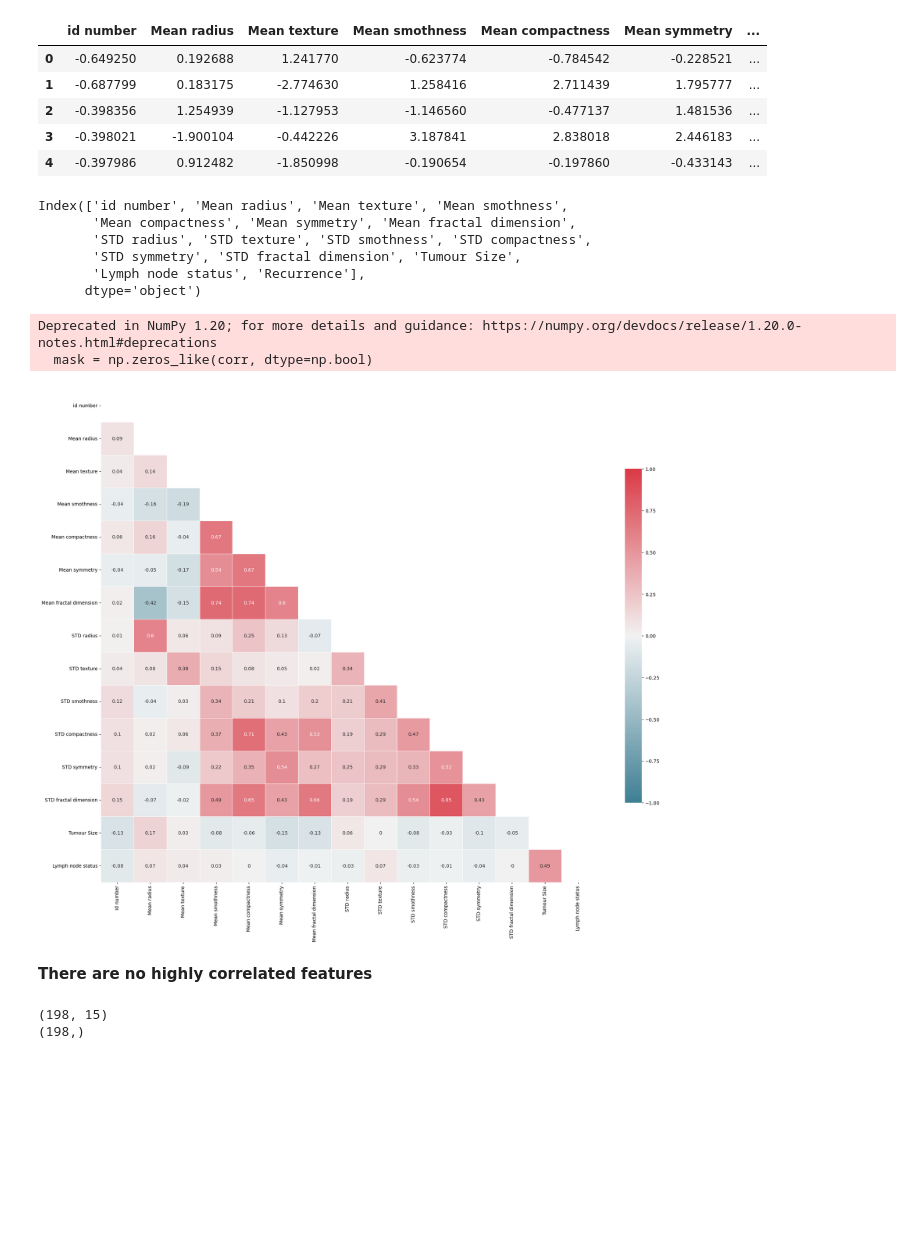
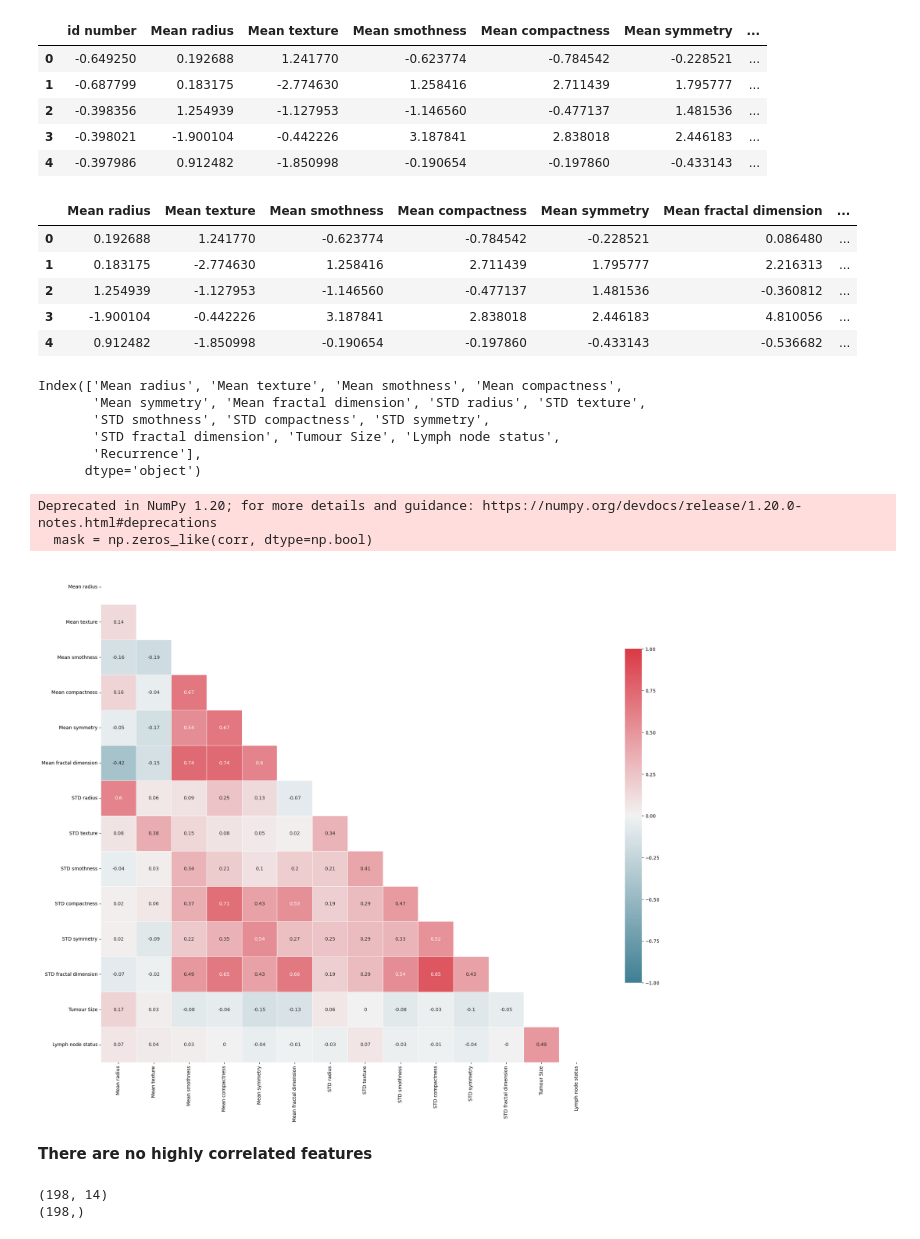
Before and after one commit to Raaaii/Breast_Cancer_ML-DL, a Jupyter notebook: LogRegClassifier/LRClassification.ipynb, the cells around one changed output. Drawn from its saved outputs; the diff is of its cells as text; code cells hidden in the pictures; blank space fills up the shorter version.

```diff
--- a/LogRegClassifier/LRClassification.ipynb
+++ b/LogRegClassifier/LRClassification.ipynb
@@ -159,15 +159,26 @@ df.head()
 | 2 | -0.398356 | 1.254939 | -1.127953 | -1.146560 | -0.477137 | 1.481536 | ... |
 | 3 | -0.398021 | -1.900104 | -0.442226 | 3.187841 | 2.838018 | 2.446183 | ... |
 | 4 | -0.397986 | 0.912482 | -1.850998 | -0.190654 | -0.197860 | -0.433143 | ... |
+# %%
+#drop out id column
+df.drop(['id number'], axis=1, inplace=True)
+df.head()
+# %% [output]
+|  | Mean radius | Mean texture | Mean smothness | Mean compactness | Mean symmetry | Mean fractal dimension | ... |
+| 0 | 0.192688 | 1.241770 | -0.623774 | -0.784542 | -0.228521 | 0.086480 | ... |
+| 1 | 0.183175 | -2.774630 | 1.258416 | 2.711439 | 1.795777 | 2.216313 | ... |
+| 2 | 1.254939 | -1.127953 | -1.146560 | -0.477137 | 1.481536 | -0.360812 | ... |
+| 3 | -1.900104 | -0.442226 | 3.187841 | 2.838018 | 2.446183 | 4.810056 | ... |
+| 4 | 0.912482 | -1.850998 | -0.190654 | -0.197860 | -0.433143 | -0.536682 | ... |
 # %%
 #pint fratures
 df.columns
 # %% [output]
-Index(['id number', 'Mean radius', 'Mean texture', 'Mean smothness',
-       'Mean compactness', 'Mean symmetry', 'Mean fractal dimension',
-       'STD radius', 'STD texture', 'STD smothness', 'STD compactness',
-       'STD symmetry', 'STD fractal dimension', 'Tumour Size',
-       'Lymph node status', 'Recurrence'],
+Index(['Mean radius', 'Mean texture', 'Mean smothness', 'Mean compactness',
+       'Mean symmetry', 'Mean fractal dimension', 'STD radius', 'STD texture',
+       'STD smothness', 'STD compactness', 'STD symmetry',
+       'STD fractal dimension', 'Tumour Size', 'Lymph node status',
+       'Recurrence'],
       dtype='object')
 # %%
 #now we can make correlation matrix again to see the correlation between features we selected
@@ -184,7 +195,7 @@ plt.tight_layout()
 # %% [output]
 Deprecated in NumPy 1.20; for more details and guidance: https://numpy.org/devdocs/release/1.20.0-notes.html#deprecations
   mask = np.zeros_like(corr, dtype=np.bool)
-[figure, old version]
+[figure, new version]
 # %% [markdown]
 **There are no highly correlated features**
 # %%
@@ -198,7 +209,7 @@ target = y
 print(features.shape)
 print(target.shape)
 # %% [output]
-(198, 15)
+(198, 14)
 (198,)
 # %%
 #split data into train and test
```
Also changed, not shown: parts of 6 cells of this notebook.
